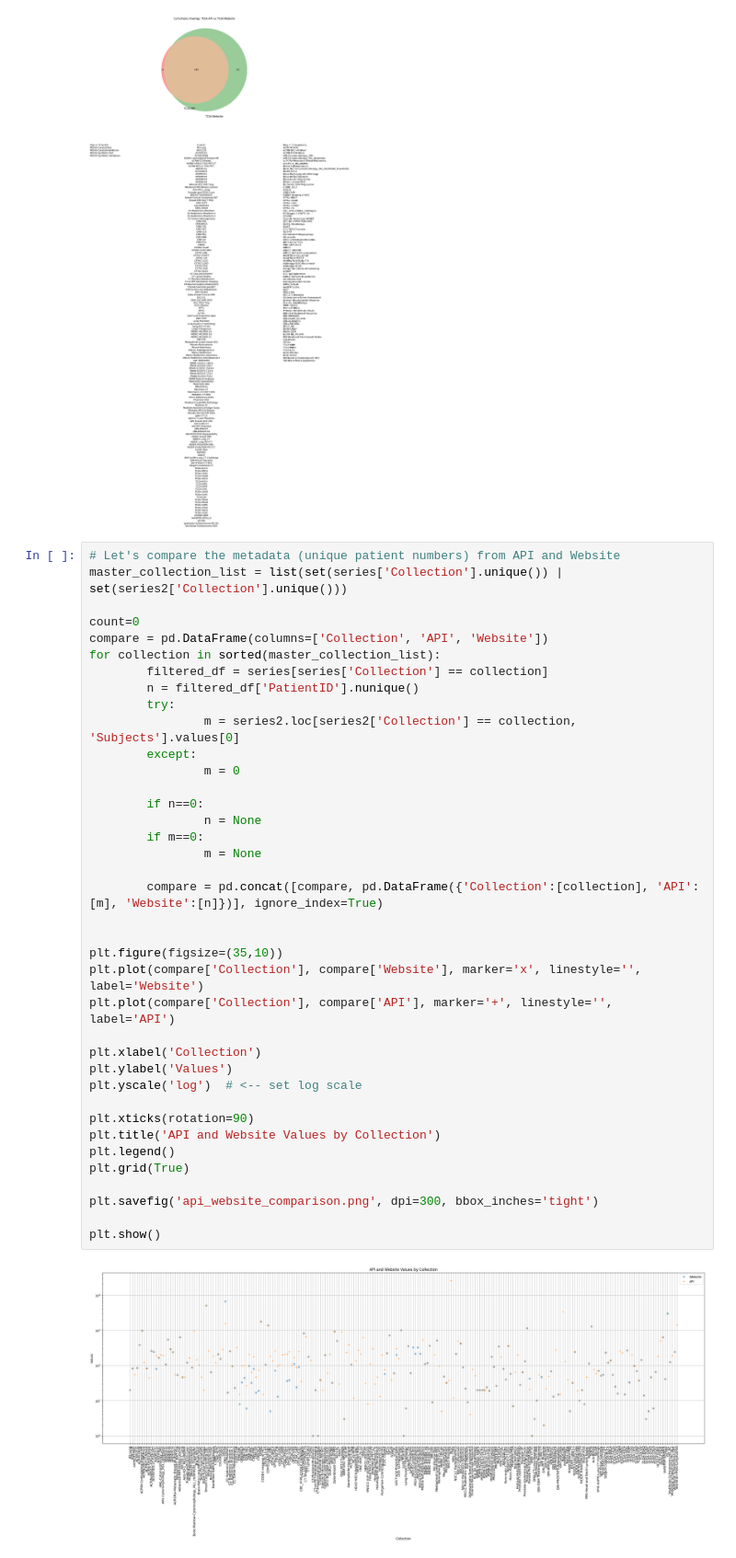
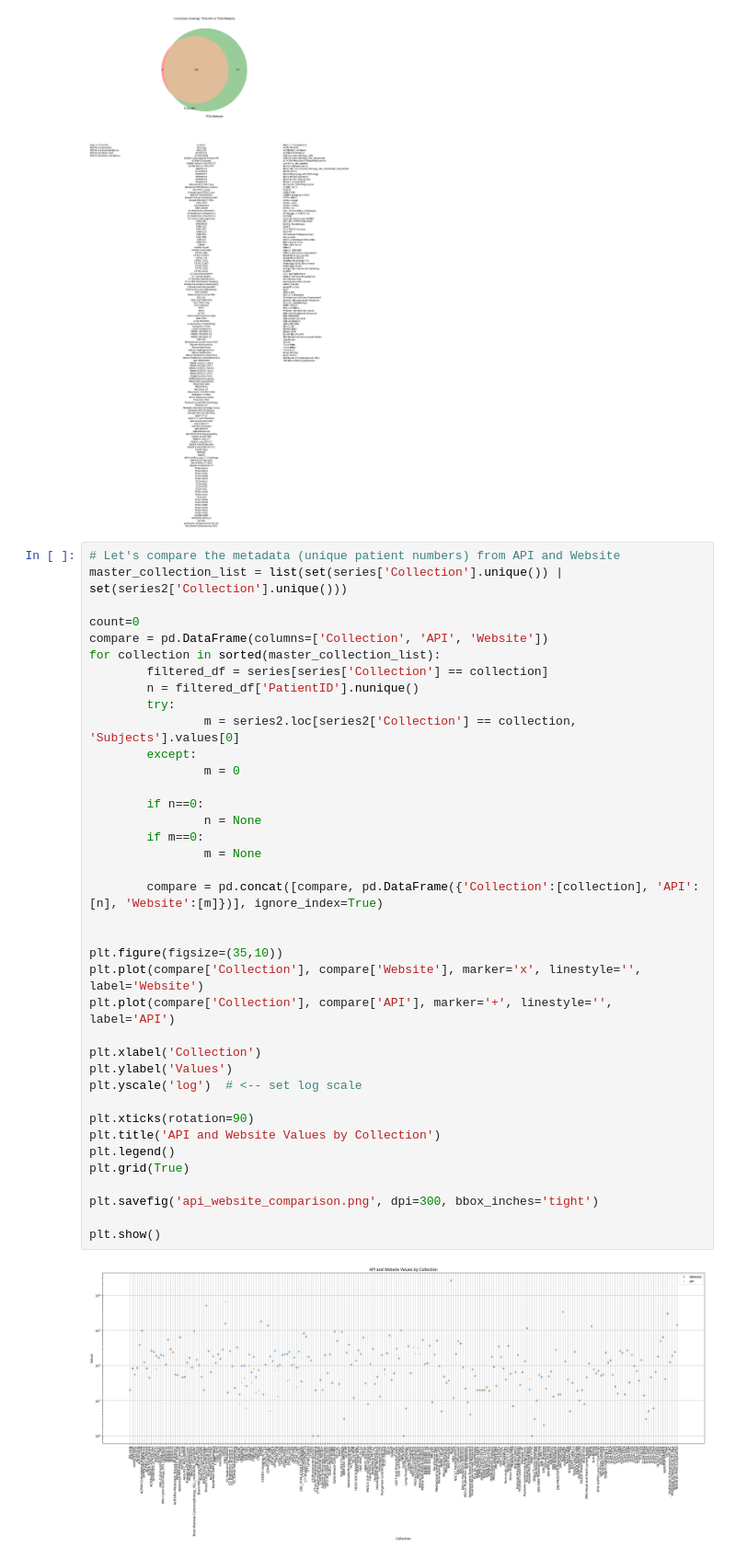
Before and after one commit to TrigosTeam/ImageOmics-Foundation-Model, a Jupyter notebook: TCIA_data_filtering.ipynb, the cells around one changed output. Shown at 92% size. Saved outputs shown, nothing was run; the diff lists cells and outputs as text.

Commit message:
legend error corrected in API vs website graph

```diff
--- a/TCIA_data_filtering.ipynb
+++ b/TCIA_data_filtering.ipynb
@@ -424,32 +424,32 @@ for collection in sorted(master_collection_list):
         n = filtered_df['PatientID'].nunique()
         try:
                 m = series2.loc[series2['Collection'] == collection, 'Subjects'].values[0]
         except:
                 m = 0
 
         if n==0:
                 n = None
         if m==0:
                 m = None
 
-        compare = pd.concat([compare, pd.DataFrame({'Collection':[collection], 'API':[m], 'Website':[n]})], ignore_index=True)
+        compare = pd.concat([compare, pd.DataFrame({'Collection':[collection], 'API':[n], 'Website':[m]})], ignore_index=True)
 
 
 plt.figure(figsize=(35,10))
 plt.plot(compare['Collection'], compare['Website'], marker='x', linestyle='', label='Website')
 plt.plot(compare['Collection'], compare['API'], marker='+', linestyle='', label='API')
 
 plt.xlabel('Collection')
 plt.ylabel('Values')
 plt.yscale('log')  # <-- set log scale
 
 plt.xticks(rotation=90)
 plt.title('API and Website Values by Collection')
 plt.legend()
 plt.grid(True)
 
 plt.savefig('api_website_comparison.png', dpi=300, bbox_inches='tight')
 
 plt.show()
 # %% [output]
-[figure, old version]
+[figure, new version]
```
